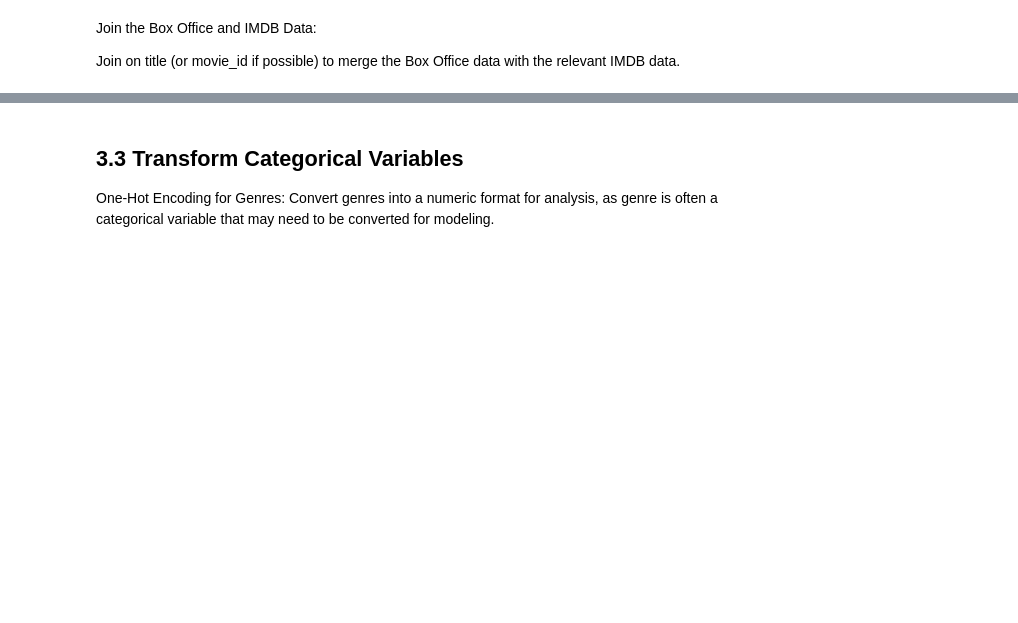
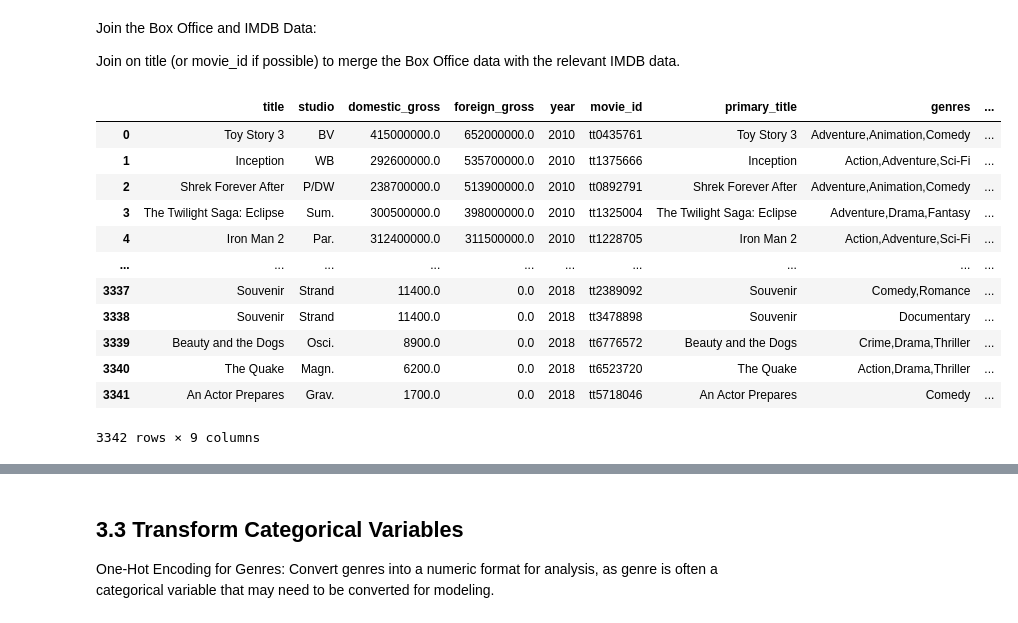
Before and after one commit to quadrillionaiire/SmartStudioRecs, a Jupyter notebook: notebooks/data_cleaning_notebook.ipynb, the cells around one changed output, grey strips where cells are left out. Saved outputs shown, nothing was run; the diff lists cells and outputs as text; code cells hidden in the pictures; blank space fills up the shorter version.

```diff
--- a/notebooks/data_cleaning_notebook.ipynb
+++ b/notebooks/data_cleaning_notebook.ipynb
@@ -436,3 +436,22 @@ movie_ratings_filtered
 Join the Box Office and IMDB Data:
 
 Join on title (or movie_id if possible) to merge the Box Office data with the relevant IMDB data.
+# %%
+# Merge Box Office with Movie Basics on title
+merged_data = pd.merge(box_office_filtered, movie_basics_filtered,
+                       how='inner', left_on='title', right_on='primary_title')
+merged_data
+# %% [output]
+|  | title | studio | domestic_gross | foreign_gross | year | movie_id | primary_title | genres | ... |
+| 0 | Toy Story 3 | BV | 415000000.0 | 652000000.0 | 2010 | tt0435761 | Toy Story 3 | Adventure,Animation,Comedy | ... |
+| 1 | Inception | WB | 292600000.0 | 535700000.0 | 2010 | tt1375666 | Inception | Action,Adventure,Sci-Fi | ... |
+| 2 | Shrek Forever After | P/DW | 238700000.0 | 513900000.0 | 2010 | tt0892791 | Shrek Forever After | Adventure,Animation,Comedy | ... |
+| 3 | The Twilight Saga: Eclipse | Sum. | 300500000.0 | 398000000.0 | 2010 | tt1325004 | The Twilight Saga: Eclipse | Adventure,Drama,Fantasy | ... |
+| 4 | Iron Man 2 | Par. | 312400000.0 | 311500000.0 | 2010 | tt1228705 | Iron Man 2 | Action,Adventure,Sci-Fi | ... |
+| ... | ... | ... | ... | ... | ... | ... | ... | ... | ... |
+| 3337 | Souvenir | Strand | 11400.0 | 0.0 | 2018 | tt2389092 | Souvenir | Comedy,Romance | ... |
+| 3338 | Souvenir | Strand | 11400.0 | 0.0 | 2018 | tt3478898 | Souvenir | Documentary | ... |
+| 3339 | Beauty and the Dogs | Osci. | 8900.0 | 0.0 | 2018 | tt6776572 | Beauty and the Dogs | Crime,Drama,Thriller | ... |
+| 3340 | The Quake | Magn. | 6200.0 | 0.0 | 2018 | tt6523720 | The Quake | Action,Drama,Thriller | ... |
+| 3341 | An Actor Prepares | Grav. | 1700.0 | 0.0 | 2018 | tt5718046 | An Actor Prepares | Comedy | ... |
+3342 rows × 9 columns
```
Also changed, not shown: parts of 20 cells of this notebook, 1 other file.
